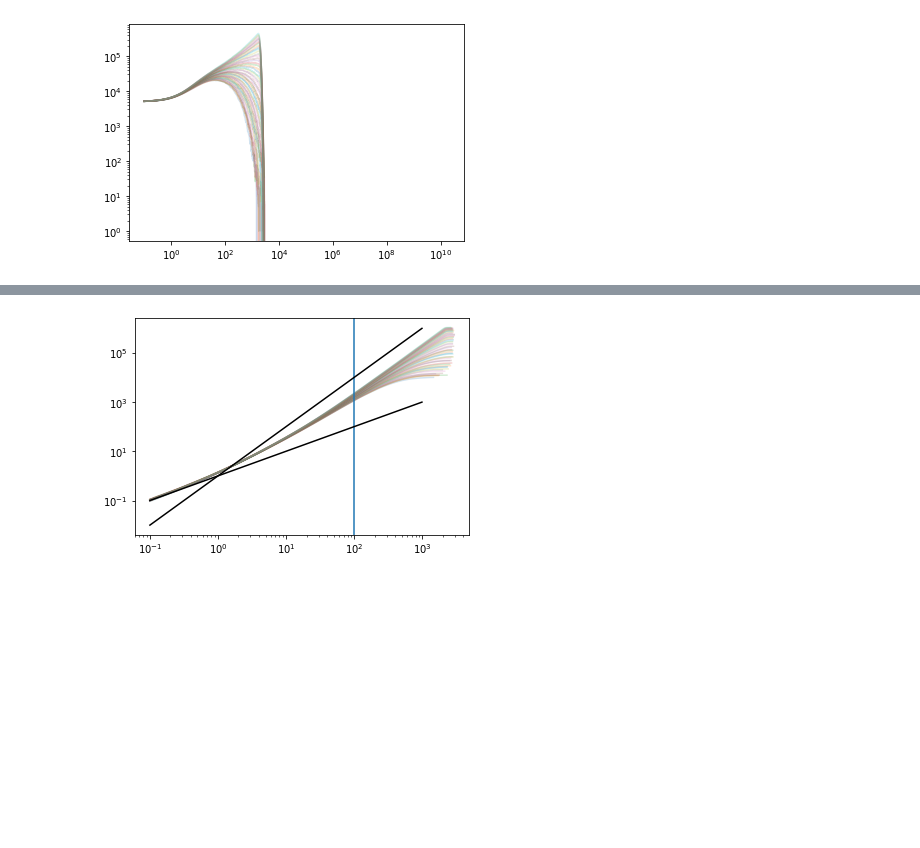
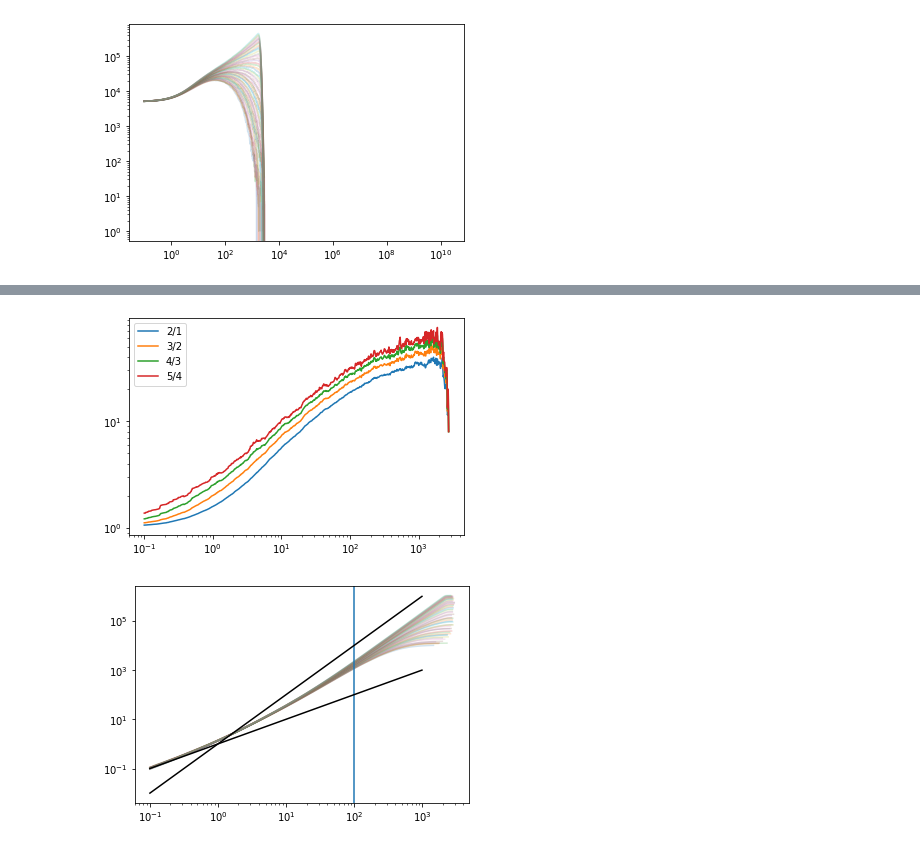
Before and after one commit to Irene-Li/BARW, a Jupyter notebook: BARW/plot_mult_data.ipynb, the cells around one changed output, grey strips where cells are left out. Saved outputs shown, nothing was run; the diff lists cells and outputs as text; code cells hidden in the pictures; blank space fills up the shorter version.

```diff
--- a/BARW/plot_mult_data.ipynb
+++ b/BARW/plot_mult_data.ipynb
@@ -89,3 +100,15 @@ plt.show()
+# %%
+active_moments = actives[20]
+t = active_moments[:, 0]
+for i in range(3, 7):
+    m = active_moments[:, i]/active_moments[:, i-1]
+    plt.plot(t, m, label='{}/{}'.format(i-1, i-2))
+plt.legend()
+plt.yscale('log')
+plt.xscale('log')
+plt.show()
+# %% [output]
+[figure, added]
 # %%
 for (t, m) in zip(ts, mean_msds):
     if len(t[:-1]) == len(m):
```
Also changed, not shown: parts of 3 cells of this notebook, 1 other file.
